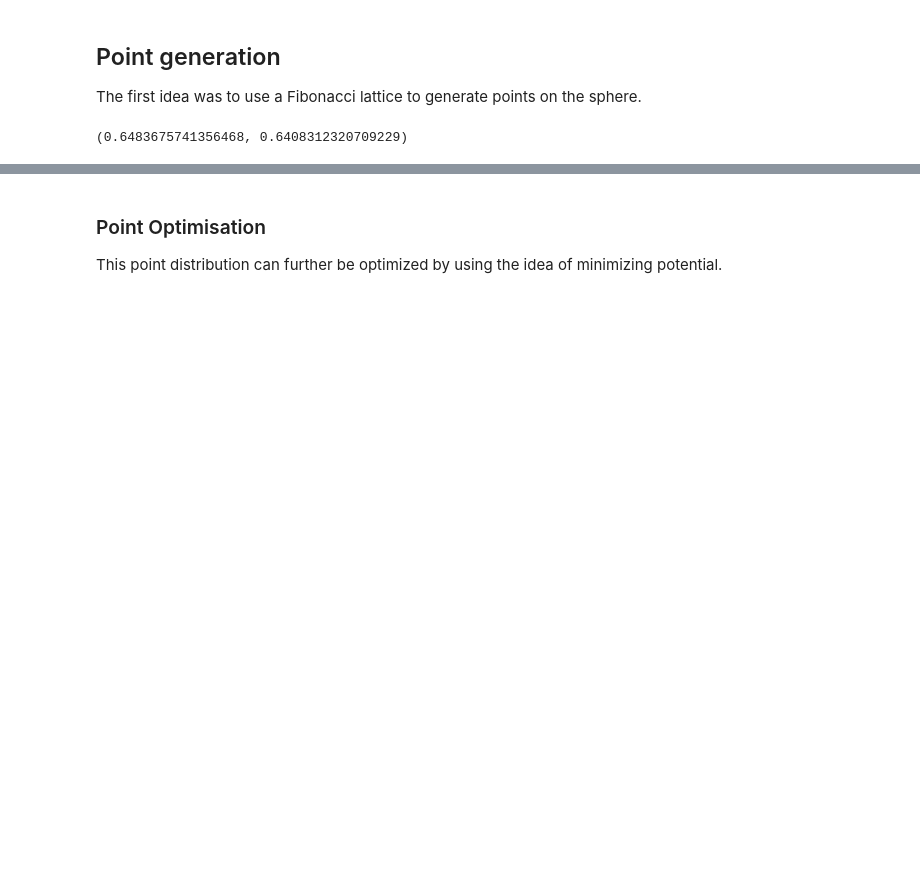
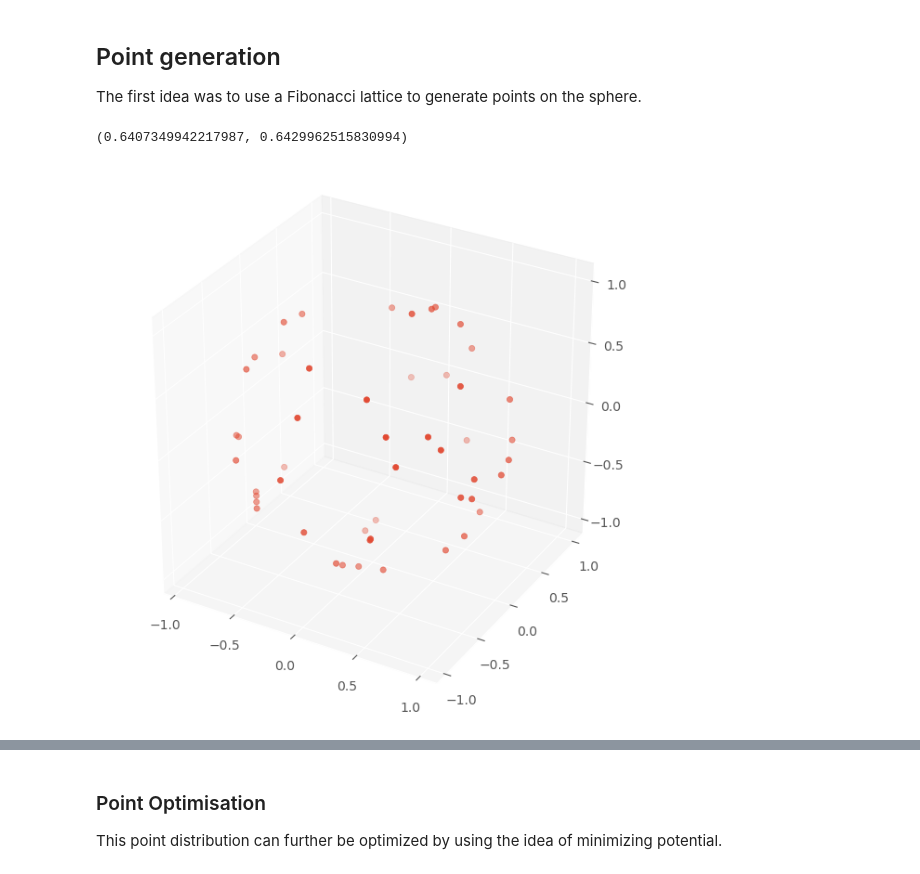
Before and after one commit to noahnovsak/tda-sensors, a Jupyter notebook: sensors.ipynb, the cells around one changed output, grey strips where cells are left out. Cells and saved outputs as stored; diff of their text form; code cells hidden in the pictures; blank space fills up the shorter version.

```diff
--- a/sensors.ipynb
+++ b/sensors.ipynb
@@ -361,7 +346,10 @@ def generate_fibonacci(samples=50):
     y = np.sin(phi) * r
     return np.c_[x, y, z]
 # %%
-compute_radii(generate_random(50))
+points = generate_random(50)
+print(compute_radii(points))
+plot_sensors(points)
 # %% [output]
-(0.6483675741356468, 0.6408312320709229)
+(0.6407349942217987, 0.6429962515830994)
+[figure, added]
 # %%
```
Also changed, not shown: parts of 14 cells of this notebook, 1 other file.
